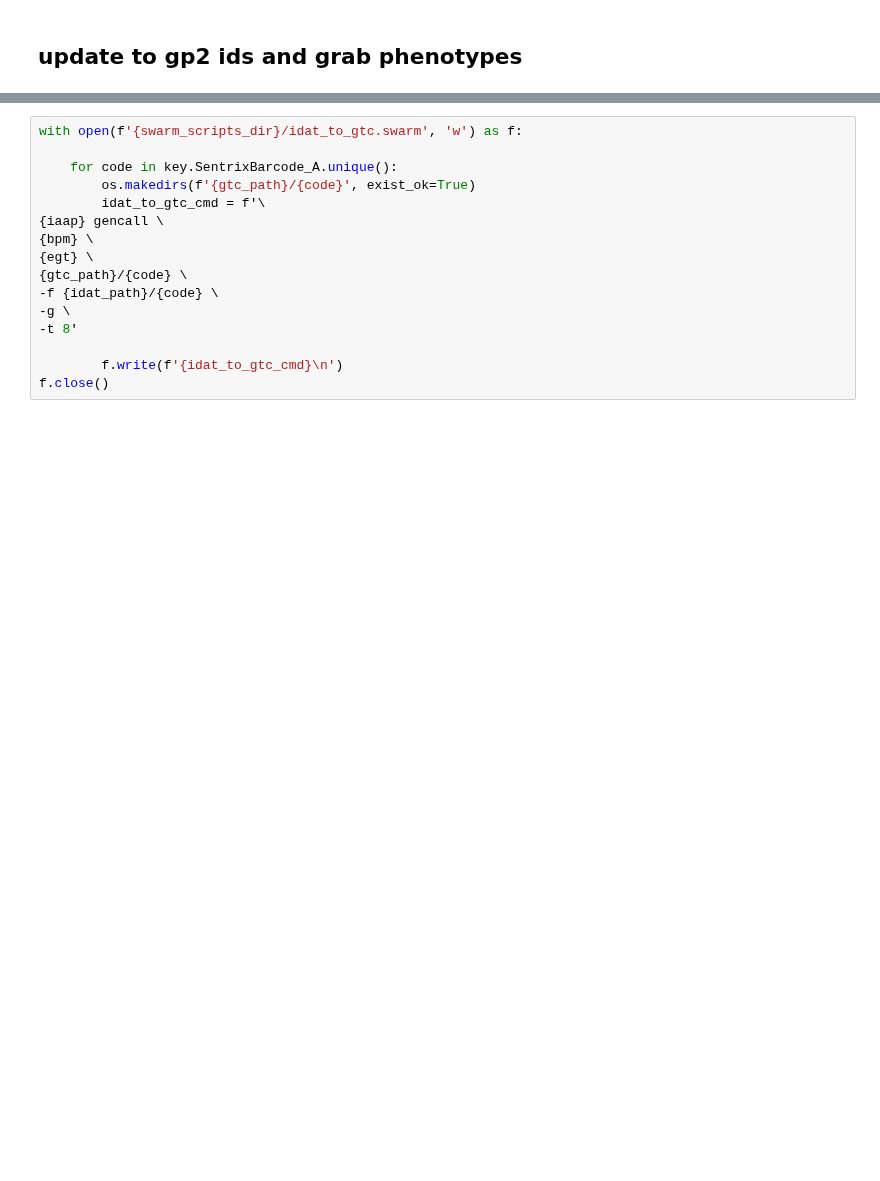
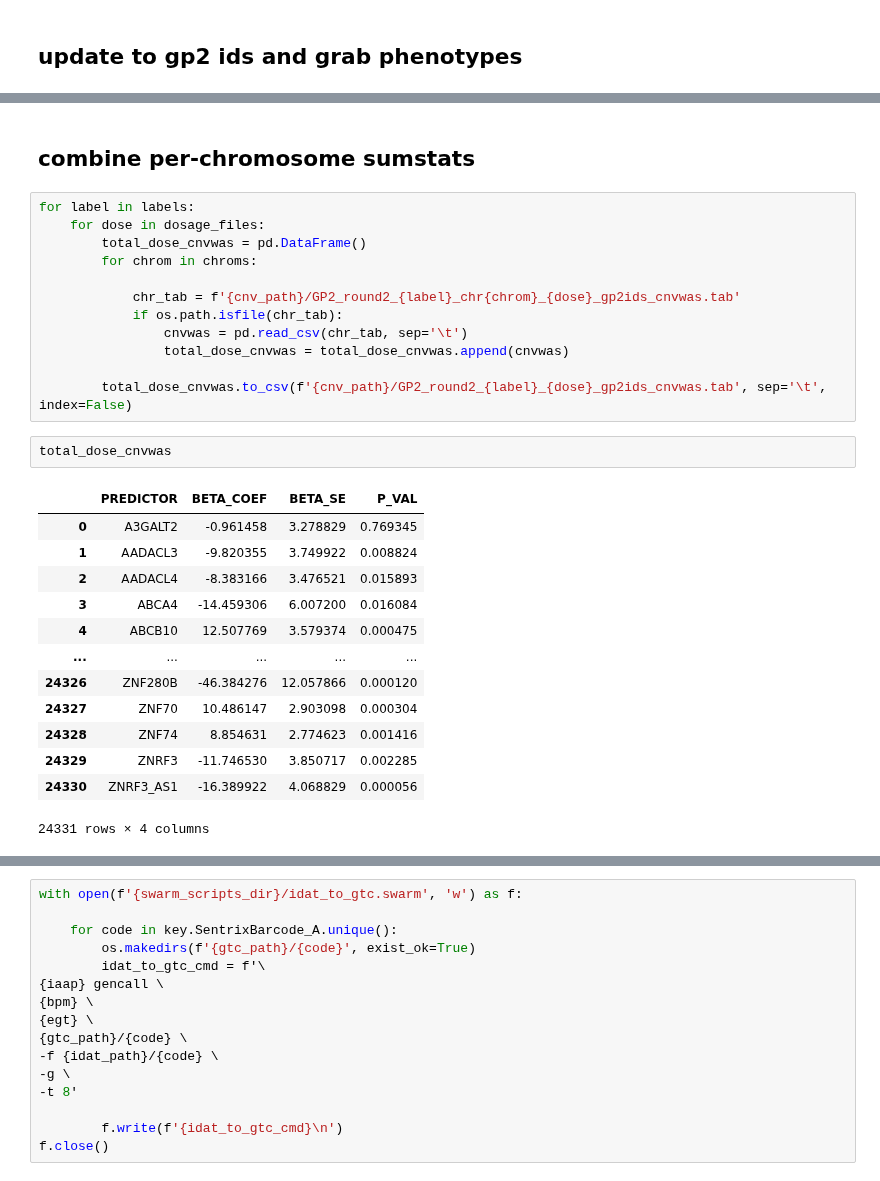
Before and after one commit to dvitale199/GenoTools, a Jupyter notebook: CNV/GP2_ClusterBuster_datagen.ipynb, the cells around one changed output, grey strips where cells are left out. Drawn from its saved outputs; the diff is of its cells as text; blank space fills up the shorter version.

```diff
--- a/CNV/GP2_ClusterBuster_datagen.ipynb
+++ b/CNV/GP2_ClusterBuster_datagen.ipynb
@@ -252,0 +268,30 @@ for label in labels:
+# %% [markdown]
+## combine per-chromosome sumstats
+# %%
+for label in labels:
+    for dose in dosage_files:
+        total_dose_cnvwas = pd.DataFrame()
+        for chrom in chroms:
+
+            chr_tab = f'{cnv_path}/GP2_round2_{label}_chr{chrom}_{dose}_gp2ids_cnvwas.tab'
+            if os.path.isfile(chr_tab):
+                cnvwas = pd.read_csv(chr_tab, sep='\t')
+                total_dose_cnvwas = total_dose_cnvwas.append(cnvwas)
+
+        total_dose_cnvwas.to_csv(f'{cnv_path}/GP2_round2_{label}_{dose}_gp2ids_cnvwas.tab', sep='\t', index=False)
+# %%
+total_dose_cnvwas
+# %% [output]
+|  | PREDICTOR | BETA_COEF | BETA_SE | P_VAL |
+| 0 | A3GALT2 | -0.961458 | 3.278829 | 0.769345 |
+| 1 | AADACL3 | -9.820355 | 3.749922 | 0.008824 |
+| 2 | AADACL4 | -8.383166 | 3.476521 | 0.015893 |
+| 3 | ABCA4 | -14.459306 | 6.007200 | 0.016084 |
+| 4 | ABCB10 | 12.507769 | 3.579374 | 0.000475 |
+| ... | ... | ... | ... | ... |
+| 24326 | ZNF280B | -46.384276 | 12.057866 | 0.000120 |
+| 24327 | ZNF70 | 10.486147 | 2.903098 | 0.000304 |
+| 24328 | ZNF74 | 8.854631 | 2.774623 | 0.001416 |
+| 24329 | ZNRF3 | -11.746530 | 3.850717 | 0.002285 |
+| 24330 | ZNRF3_AS1 | -16.389922 | 4.068829 | 0.000056 |
+24331 rows × 4 columns
```
Also changed, not shown: parts of 18 cells of this notebook, 1 other file.
